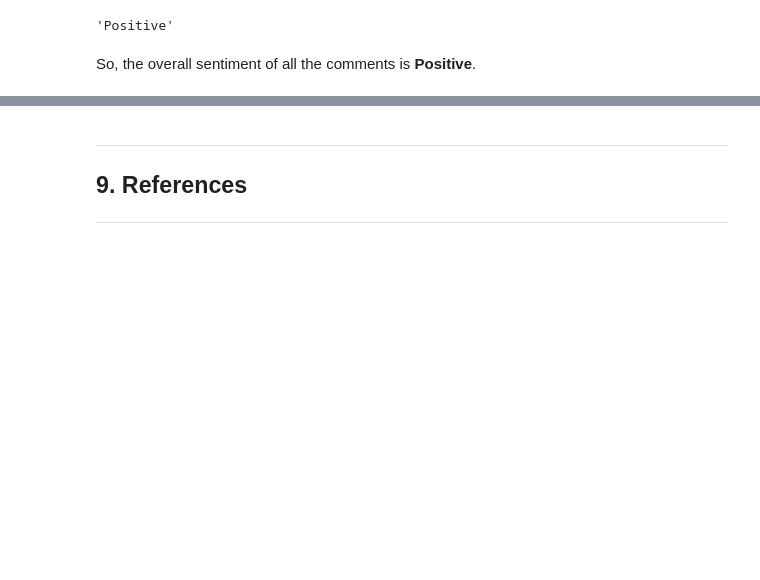
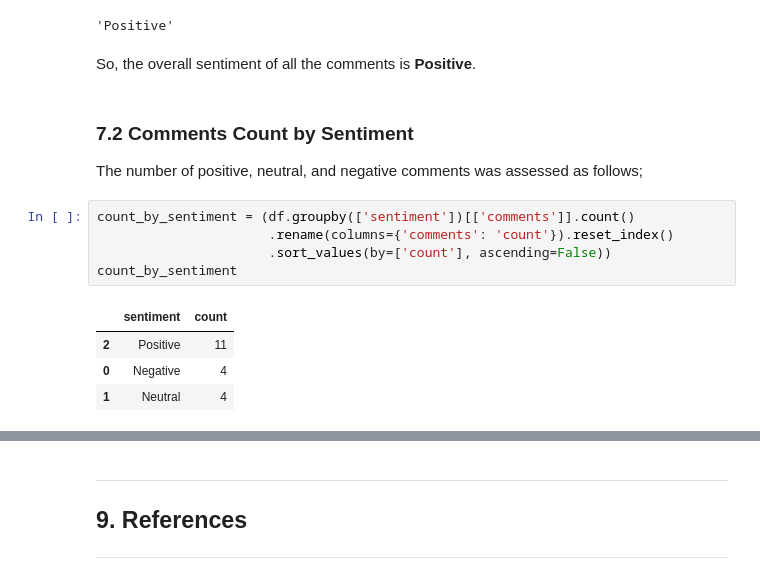
Before and after one commit to DanielEduardoLopez/SentimentAnalysisEntresto, a Jupyter notebook: notebooks/SentimentAnalysisEntresto.ipynb, the cells around one changed output, grey strips where cells are left out. Cells and saved outputs as stored; diff of their text form; blank space fills up the shorter version.

Commit message:
Added comments count by sentiment

```diff
--- a/notebooks/SentimentAnalysisEntresto.ipynb
+++ b/notebooks/SentimentAnalysisEntresto.ipynb
@@ -620,3 +620,17 @@ sentiment_analysis.get_sentiment(avg_polarity)
 'Positive'
 # %% [markdown]
 So, the overall sentiment of all the comments is **Positive**.
+# %% [markdown]
+### **7.2 Comments Count by Sentiment** <a class="anchor" id="count_by_sentiment"></a>
+
+The number of positive, neutral, and negative comments was assessed as follows;
+# %%
+count_by_sentiment = (df.groupby(['sentiment'])[['comments']].count()
+                      .rename(columns={'comments': 'count'}).reset_index()
+                      .sort_values(by=['count'], ascending=False))
+count_by_sentiment
+# %% [output]
+|  | sentiment | count |
+| 2 | Positive | 11 |
+| 0 | Negative | 4 |
+| 1 | Neutral | 4 |
```
Also changed, not shown: parts of 3 cells of this notebook.
